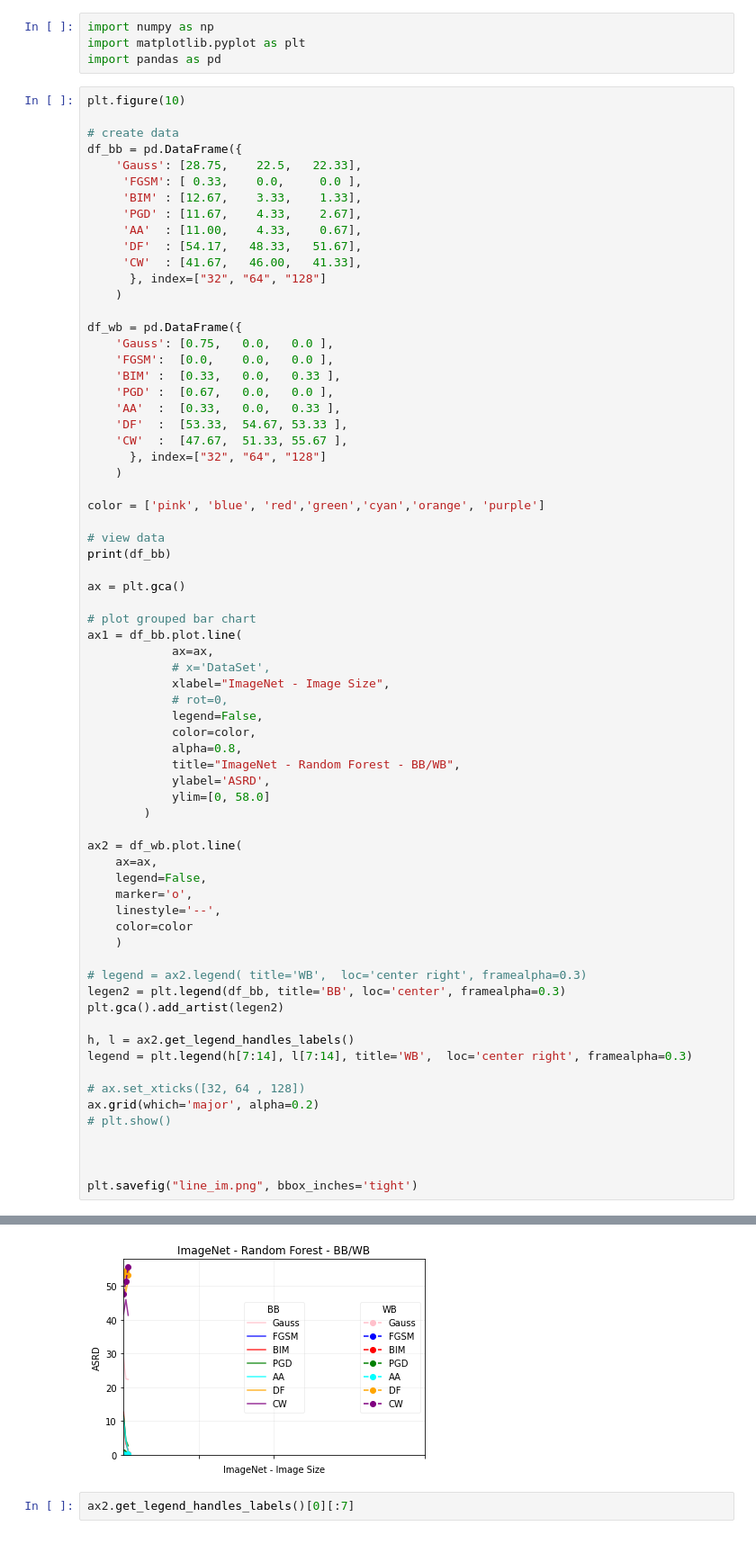
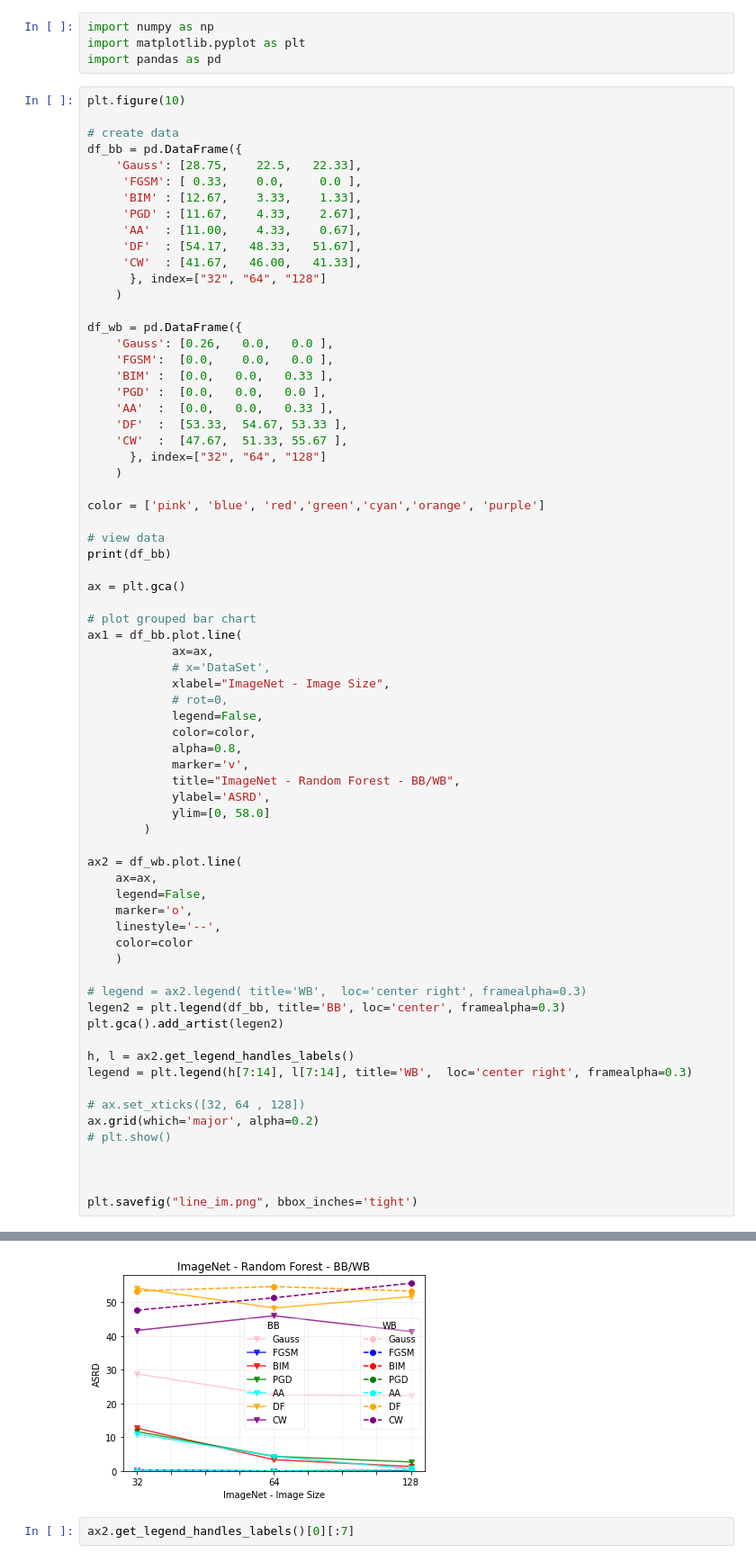
Before and after one commit to adverML/SpectralDefense, a Jupyter notebook: src/analysis/barplots/line_plots_aa.ipynb, the cells around one changed output, grey strips where cells are left out. Shown: that part at 90% size. Cells and saved outputs as stored; diff of their text form.

```diff
--- a/src/analysis/barplots/line_plots_aa.ipynb
+++ b/src/analysis/barplots/line_plots_aa.ipynb
@@ -18,11 +18,11 @@ df_bb = pd.DataFrame({
     )
 
 df_wb = pd.DataFrame({
-    'Gauss': [0.75,   0.0,   0.0 ],
+    'Gauss': [0.26,   0.0,   0.0 ],
     'FGSM':  [0.0,    0.0,   0.0 ],
-    'BIM' :  [0.33,   0.0,   0.33 ],
-    'PGD' :  [0.67,   0.0,   0.0 ],
-    'AA'  :  [0.33,   0.0,   0.33 ],
+    'BIM' :  [0.0,   0.0,   0.33 ],
+    'PGD' :  [0.0,   0.0,   0.0 ],
+    'AA'  :  [0.0,   0.0,   0.33 ],
     'DF'  :  [53.33,  54.67, 53.33 ],
     'CW'  :  [47.67,  51.33, 55.67 ],
       }, index=["32", "64", "128"]
@@ -44,39 +44,40 @@ ax1 = df_bb.plot.line(
             legend=False,
             color=color,
             alpha=0.8,
+            marker='v',
             title="ImageNet - Random Forest - BB/WB",
             ylabel='ASRD',
             ylim=[0, 58.0]
         )
 
 ax2 = df_wb.plot.line(
     ax=ax,
     legend=False,
     marker='o',
     linestyle='--',
     color=color
     )
 
 # legend = ax2.legend( title='WB',  loc='center right', framealpha=0.3)
 legen2 = plt.legend(df_bb, title='BB', loc='center', framealpha=0.3)
 plt.gca().add_artist(legen2)
 
 h, l = ax2.get_legend_handles_labels()
 legend = plt.legend(h[7:14], l[7:14], title='WB',  loc='center right', framealpha=0.3)
 
 # ax.set_xticks([32, 64 , 128])
 ax.grid(which='major', alpha=0.2)
 # plt.show()
 
 
 
 plt.savefig("line_im.png", bbox_inches='tight')
 # %% [output]
      Gauss  FGSM    BIM    PGD     AA     DF     CW
 32   28.75  0.33  12.67  11.67  11.00  54.17  41.67
 64   22.50  0.00   3.33   4.33   4.33  48.33  46.00
 128  22.33  0.00   1.33   2.67   0.67  51.67  41.33
-[figure, old version]
+[figure, new version]
 # %%
 ax2.get_legend_handles_labels()[0][:7]
 # %% [output]
```
Also changed, not shown: parts of 1 cell of this notebook, 18 other files.
